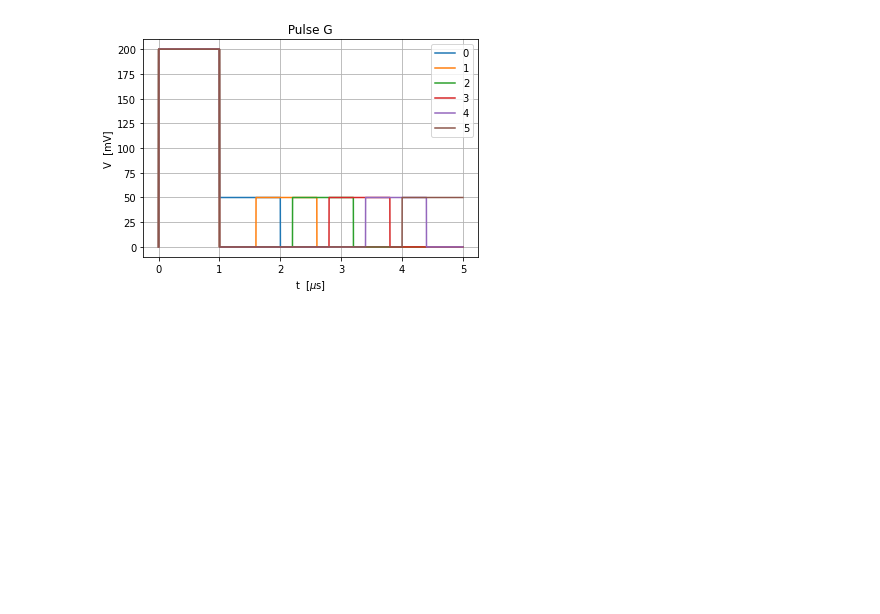
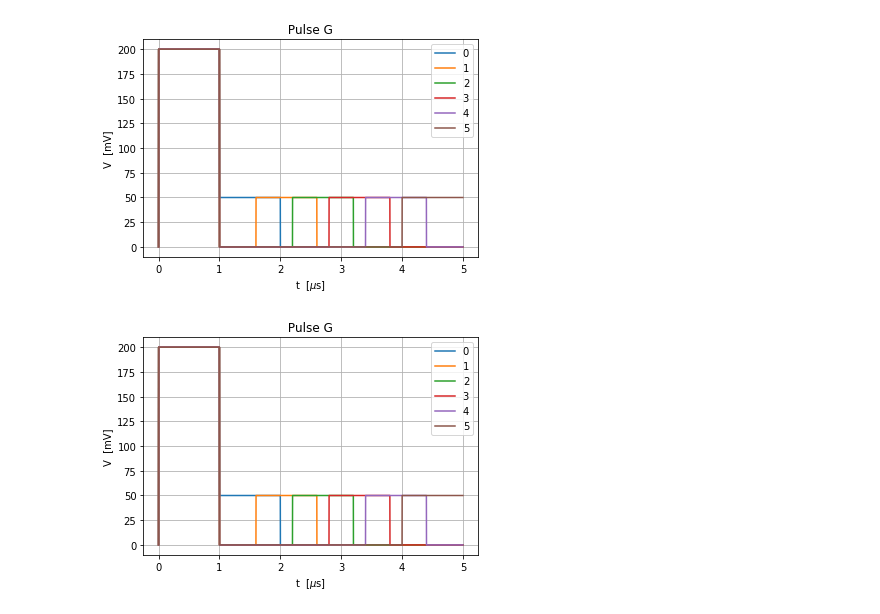
Before and after one commit to Holcan/STM, a Jupyter notebook: M8190/mechanicus.ipynb, the cells around one changed output. Cells and saved outputs as stored; diff of their text form; code cells hidden in the pictures; blank space fills up the shorter version.

```diff
--- a/M8190/mechanicus.ipynb
+++ b/M8190/mechanicus.ipynb
@@ -917,2 +933,4 @@ len(timme)
+# %%
+pl0, ti = Sweep(Pulses_List,5,0,5,625000)
 # %%
 timme = np.linspace(-1e-10,5,625000)
@@ -919,5 +939,5 @@ timme = np.linspace(-1e-10,5,625000)
 # %%
-prub = np.zeros(5,len(timme))
-for i in a:
+prub = np.zeros((6,len(timme)))
+for i in range(0,6):
     tom = np.zeros((0,625000))
     prub[i], tom = Sweep(Pulses_List,5,i,5,625000)
@@ -948,3 +969,22 @@ plt.show()
 #fig.savefig('Pulse_sweep_t=20',optimize=True,bbox_inches='tight')
 # %% [output]
 [figure]
+# %%
+fig,ax= plt.subplots()
+
+ax.grid(True)
+plt.plot(ti,prub[0],label= '0')
+plt.plot(ti,prub[1],label= '1')
+plt.plot(ti,prub[2],label= '2')
+plt.plot(ti,prub[3],label= '3')
+plt.plot(ti,prub[4],label= '4')
+plt.plot(ti,prub[5],label= '5')
+#plt.plot(mti,mpl,'-r',label= 'Rabi 2')
+ax.set_ylabel('V  [mV]')
+ax.set_xlabel('t  [$\mu$s]')
+ax.set_title(' Pulse G ')
+ax.legend(loc=0)
+plt.show()
+#fig.savefig('Pulse_sweep_t=20',optimize=True,bbox_inches='tight')
+# %% [output]
+[figure, added]
```
Also changed, not shown: parts of 12 cells of this notebook, 1 other file.
